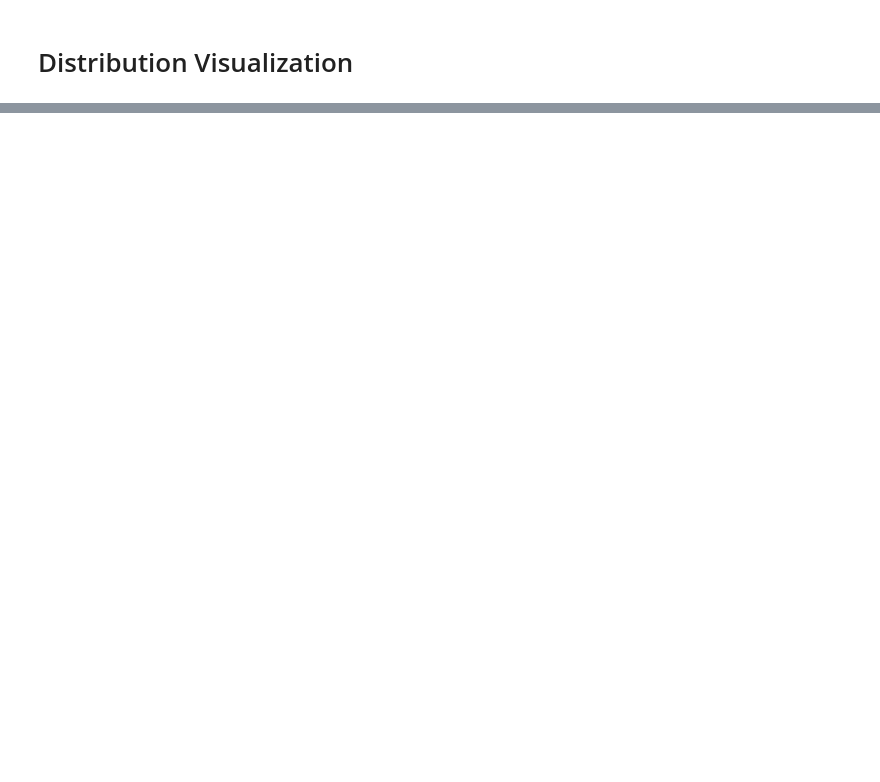
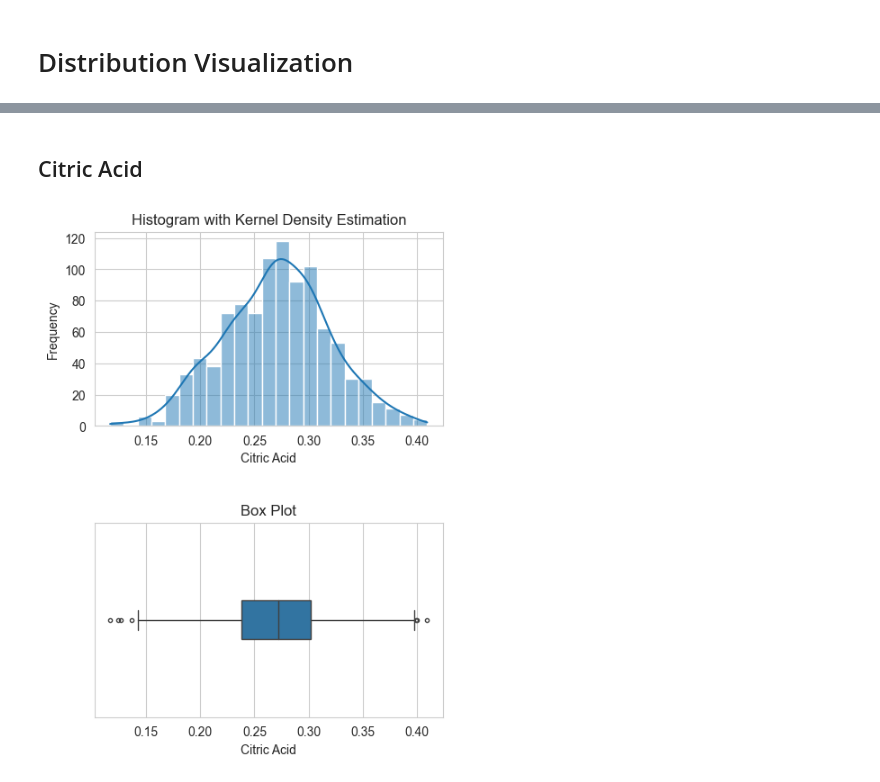
Before and after one commit to noelsimbolon/vinum, a Jupyter notebook: notebooks/02_distribution_visualization.ipynb, the cells around one changed output, grey strips where cells are left out. Saved outputs shown, nothing was run; the diff lists cells and outputs as text; code cells hidden in the pictures; blank space fills up the shorter version.

```diff
--- a/notebooks/02_distribution_visualization.ipynb
+++ b/notebooks/02_distribution_visualization.ipynb
@@ -455,0 +103,40 @@ plt.show()
+# %% [markdown]
+<p></p>
+
+## Citric Acid
+# %%
+# Create a figure with subplots for the histograms and box plots
+fig, axs = plt.subplots(nrows=2,
+                        figsize=(5, 7))
+
+# Add space between subplots
+fig.subplots_adjust(hspace=0.5)
+
+# Create the histograms on the left subplot
+sns.histplot(data=df,
+             x="citric acid",
+             kde=True,
+             ax=axs[0])
+
+# Create the box plots on the right subplot
+sns.boxplot(data=df,
+            x="citric acid",
+            width=0.2,
+            fliersize=3,
+            linewidth=1,
+            ax=axs[1],
+            flierprops={"marker":"o", "markerfacecolor":"none"})
+
+# Customize the styling of the histograms
+axs[0].set_xlabel("Citric Acid")
+axs[0].set_ylabel("Frequency")
+axs[0].set_title("Histogram with Kernel Density Estimation")
+
+# Customize the styling of the box plots
+axs[1].set_xlabel("Citric Acid")
+axs[1].set_title("Box Plot")
+
+# Show the figure
+plt.show()
+# %% [output]
+[figure, added]
```
Also changed, not shown: parts of 62 cells of this notebook.
